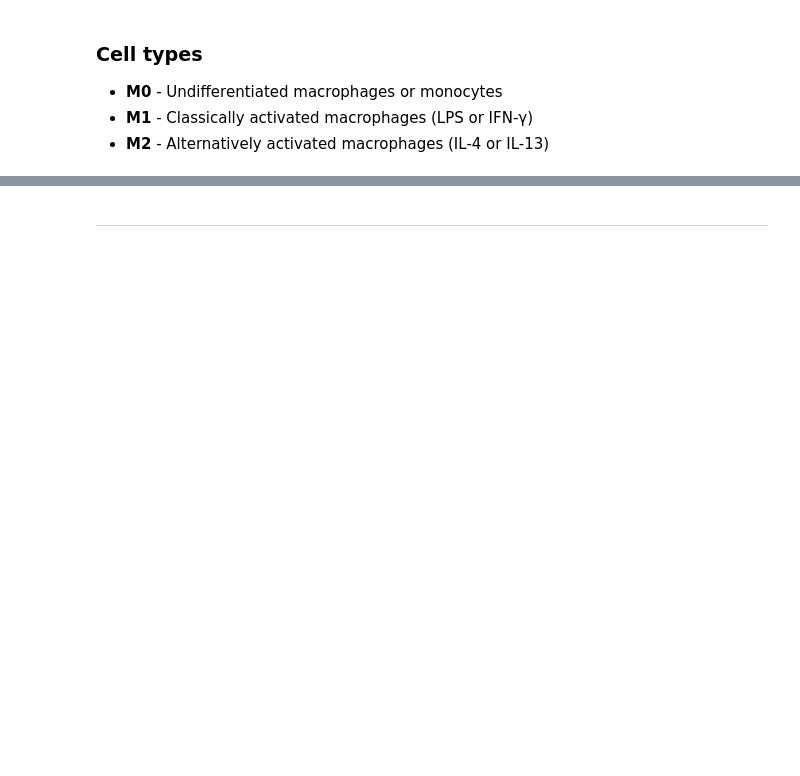
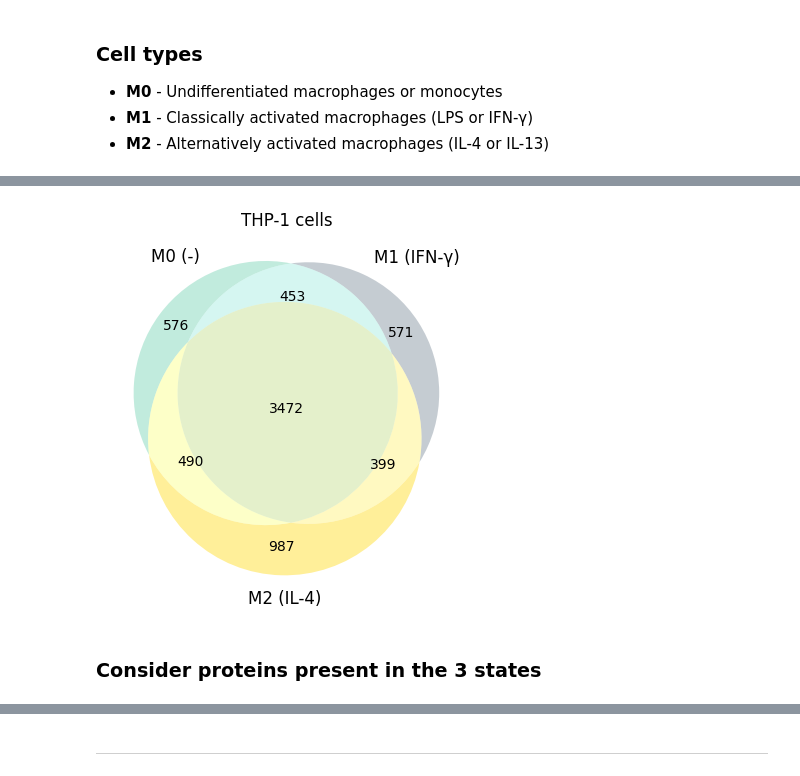
Before and after one commit to powwowath/pyMSpro, a Jupyter notebook: 00_workflow_scanpy_saschaBulk_v2.ipynb, the cells around one changed output, grey strips where cells are left out. Drawn from its saved outputs; the diff is of its cells as text; code cells hidden in the pictures; blank space fills up the shorter version.

```diff
--- a/00_workflow_scanpy_saschaBulk_v2.ipynb
+++ b/00_workflow_scanpy_saschaBulk_v2.ipynb
@@ -123,0 +90,33 @@ M0 proteins:  5342
+# %%
+PSM_THRESHOLD = 0
+SCORE_THRESHOLD = 0
+PEPTIDE_THRESHOLD = 2
+
+# Print the number of proteins in each dataset
+print("Filtering out proteins with less than ", PSM_THRESHOLD," PSMs")
+print("Initial number of proteins in each dataset:")
+print("M0 -", dataM0.shape[0])
+print("M1 -", dataM1.shape[0])
+print("M2 -", dataM2.shape[0])
+print("...")
+
+# Filter out bad quality proteins (by PSMs and score)
+dataM0 = dataM0[dataM0["# PSMs"] >= PSM_THRESHOLD]
+dataM0 = dataM0[dataM0["Score"] >= SCORE_THRESHOLD]
+dataM0 = dataM0[dataM0["# Peptides"] >= PEPTIDE_THRESHOLD]
+
+dataM1 = dataM1[dataM1["# PSMs"] >= PSM_THRESHOLD]
+dataM1 = dataM1[dataM1["Score"] >= SCORE_THRESHOLD]
+dataM1 = dataM1[dataM1["# Peptides"] >= PEPTIDE_THRESHOLD]
+
+dataM2 = dataM2[dataM2["# PSMs"] >= PSM_THRESHOLD]
+dataM2 = dataM2[dataM2["Score"] >= SCORE_THRESHOLD]
+dataM2 = dataM2[dataM2["# Peptides"] >= PEPTIDE_THRESHOLD]
+
+
+
+# After filtering, print the number of proteins in each dataset
+print("After filtering:")
+print("M0 -", dataM0.shape[0])
+print("M1 -", dataM1.shape[0])
+print("M2 -", dataM2.shape[0])
@@ -123,0 +141,13 @@ M0 proteins:  5342
+# %%
+# Venn diagram
+proteinsM0 = set(dataM0.index)
+proteinsM1 = set(dataM1.index)
+proteinsM2 = set(dataM2.index)
+
+venn3([proteinsM0, proteinsM1, proteinsM2], set_labels = ('M0 (-)', 'M1 (IFN-γ)', 'M2 (IL-4)'), set_colors=('mediumaquamarine', 'slategrey', 'gold'))
+plt.title("THP-1 cells")
+plt.show()
+# %% [output]
+[figure, added]
+# %% [markdown]
+### Consider proteins present in the 3 states
```
Also changed, not shown: parts of 68 cells of this notebook, 1 other file.
